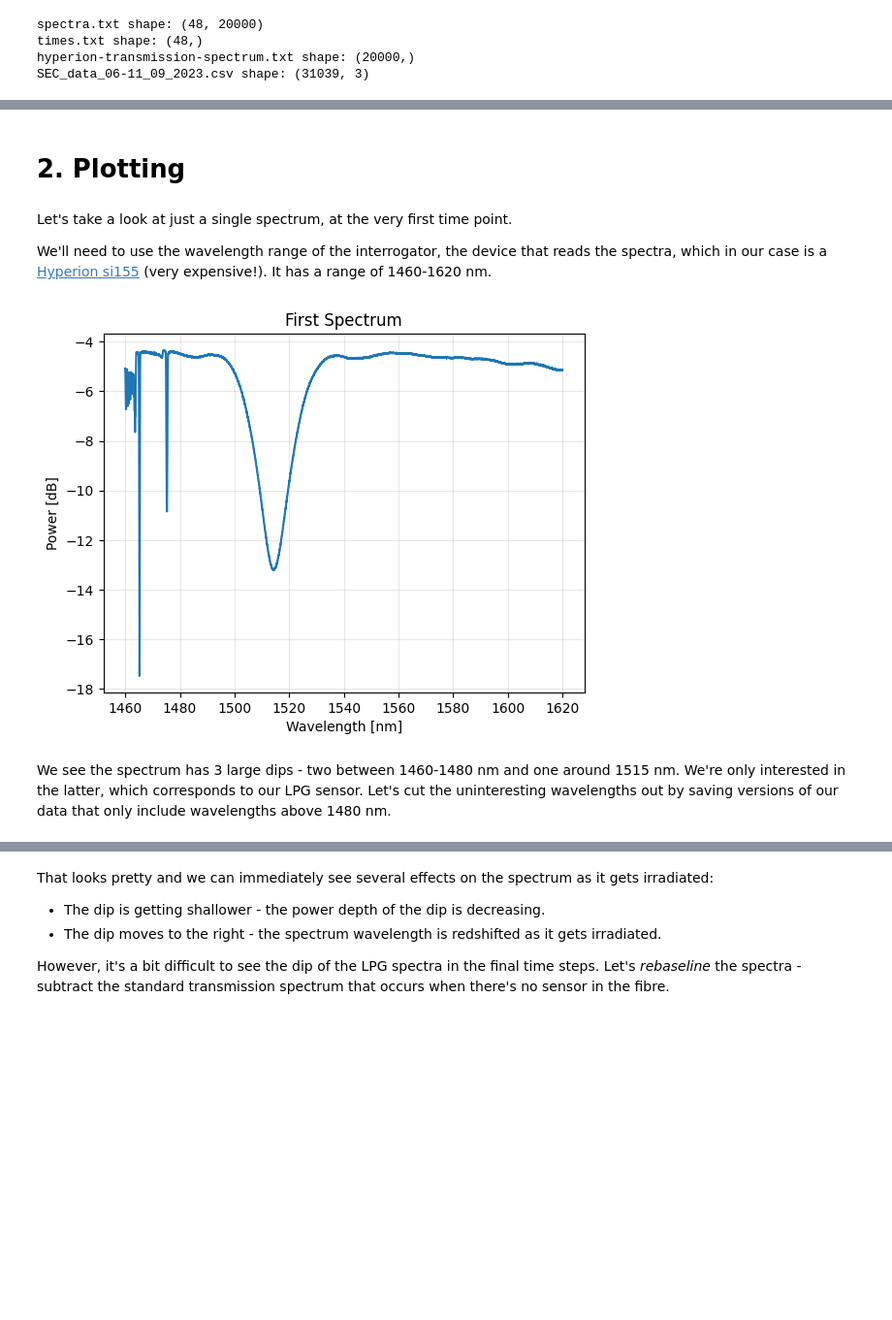
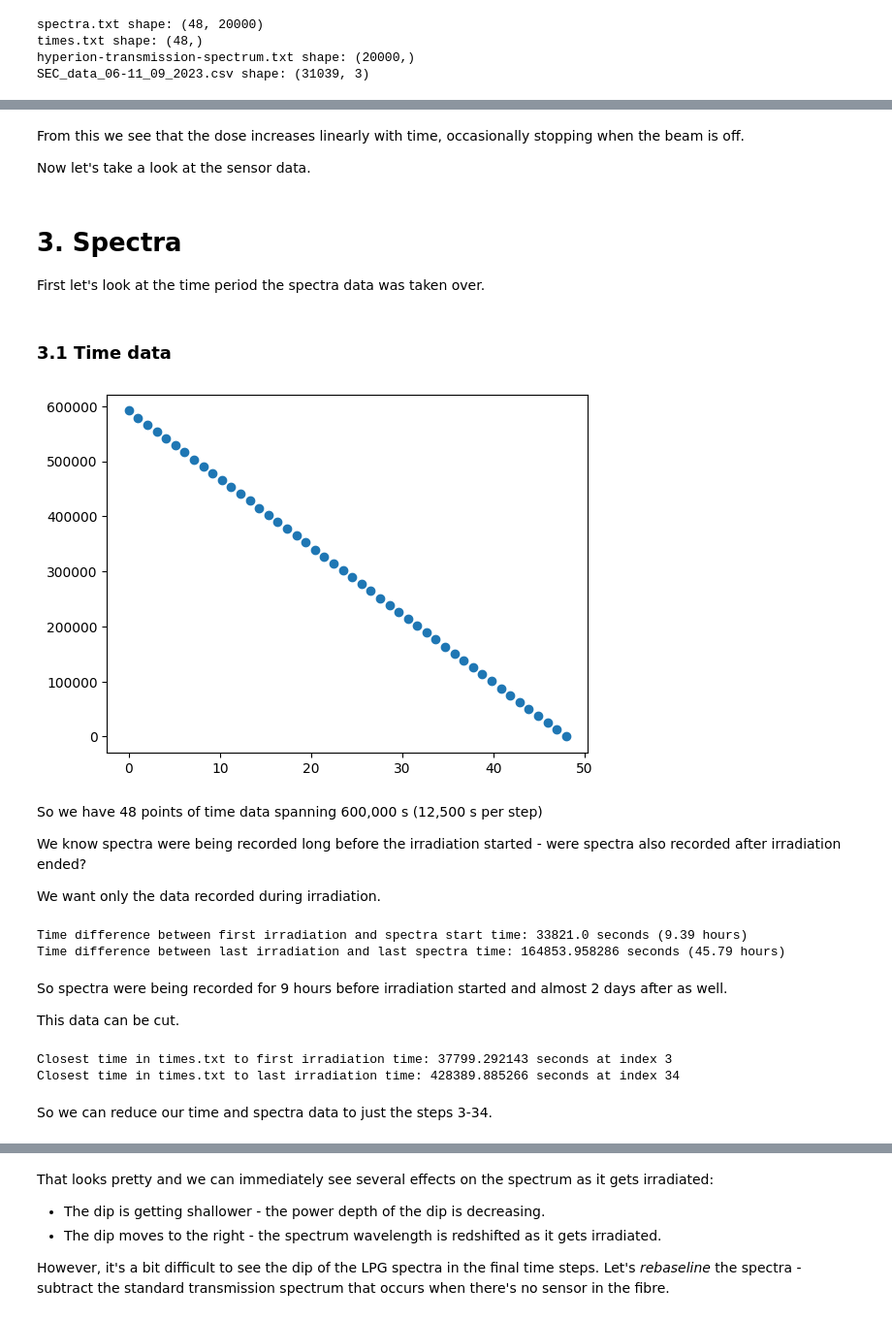
Before and after one commit to rsamconn/Fibre-optics-demo, a Jupyter notebook: fibre-demo.ipynb, the cells around one changed output, grey strips where cells are left out. Shown at 97% size. Saved outputs shown, nothing was run; the diff lists cells and outputs as text; code cells hidden in the pictures; blank space fills up the shorter version.

```diff
--- a/fibre-demo.ipynb
+++ b/fibre-demo.ipynb
@@ -51,24 +173,8 @@ So it looks like we have 48 time steps, and our irradiation data has 3 columns o
+# %% [markdown]
+From this we see that the dose increases linearly with time, occasionally stopping when the beam is off.
+
+Now let's take a look at the sensor data.
 # %% [markdown]
-# 2. Plotting
+# 3. Spectra
+
+First let's look at the time period the spectra data was taken over.
-# %% [markdown]
-Let's take a look at just a single spectrum, at the very first time point.
-
-We'll need to use the wavelength range of the interrogator, the device that reads the spectra, which in our case is a [Hyperion si155](https://lunainc.com/sites/default/files/assets/files/data-sheets/HYPERION%20si155%20Data%20Sheet.pdf) (very expensive!). It has a range of 1460-1620 nm.
-# %%
-# Create the wavelength range
-wavelengths = np.linspace(1460, 1620, spectra.shape[1])
-
-# Plot the first spectrum
-import matplotlib.pyplot as plt
-plt.plot(wavelengths, spectra[0])
-plt.xlabel('Wavelength [nm]')
-plt.ylabel('Power [dB]')
-plt.title('First Spectrum')
-plt.grid(True, alpha=0.3)
-plt.show()
-# %% [output]
-[figure, removed]
-# %% [markdown]
-We see the spectrum has 3 large dips - two between 1460-1480 nm and one around 1515 nm.
-We're only interested in the latter, which corresponds to our LPG sensor.
-Let's cut the uninteresting wavelengths out by saving versions of our data that only include wavelengths above 1480 nm.
@@ -78,0 +181,49 @@ wavelengths_LPG_only = wavelengths[2500:]
+# %% [markdown]
+### 3.1 Time data
+# %%
+plt.scatter(np.linspace(0, len(times), len(times)), np.abs(times-times[-1]))
+# plt.scatter(times, np.zeros_like(times))
+plt.show()
+# %% [output]
+[figure, added]
+# %% [markdown]
+So we have 48 points of time data spanning 600,000 s (12,500 s per step)
+
+We know spectra were being recorded long before the irradiation started - were spectra also recorded after irradiation ended?
+
+We want only the data recorded during irradiation.
+# %%
+# Convert the start time to a datetime object
+spectra_start_time = datetime.strptime('06-SEP-2023 13.10.49', '%d-%b-%Y %H.%M.%S')
+# Find the difference in seconds between spectra_start_time and the first irradiation time
+first_irradiation_time = irradiation_df_clean['datetime'].iloc[0]
+time_difference = (first_irradiation_time - spectra_start_time).total_seconds()
+print(f"Time difference between first irradiation and spectra start time: {time_difference} seconds ({time_difference / 3600:.2f} hours)")
+
+# Find the difference in seconds between the last spectra time and the last irradiation time
+last_irradiation_time = irradiation_df_clean['datetime'].iloc[-1]
+last_spectra_time = spectra_start_time + pd.to_timedelta(times[-1], unit='s')
+last_time_difference = (last_spectra_time - last_irradiation_time).total_seconds()
+print(f"Time difference between last irradiation and last spectra time: {last_time_difference} seconds ({last_time_difference / 3600:.2f} hours)")
+# %% [output]
+Time difference between first irradiation and spectra start time: 33821.0 seconds (9.39 hours)
+Time difference between last irradiation and last spectra time: 164853.958286 seconds (45.79 hours)
+# %% [markdown]
+So spectra were being recorded for 9 hours before irradiation started and almost 2 days after as well.
+
+This data can be cut.
+# %%
+# Find the times.txt point closest to the first irradiation time
+closest_time_index = np.argmin(np.abs(times - time_difference))
+closest_time = times[closest_time_index]
+print(f"Closest time in times.txt to first irradiation time: {closest_time} seconds at index {closest_time_index}")
+
+# Find the times.txt point closest to the last irradiation time
+closest_last_time_index = np.argmin(np.abs(times - times[-1] + last_time_difference))
+closest_last_time = times[closest_last_time_index]
+print(f"Closest time in times.txt to last irradiation time: {closest_last_time} seconds at index {closest_last_time_index}")
+# %% [output]
+Closest time in times.txt to first irradiation time: 37799.292143 seconds at index 3
+Closest time in times.txt to last irradiation time: 428389.885266 seconds at index 34
+# %% [markdown]
+So we can reduce our time and spectra data to just the steps 3-34.
```
Also changed, not shown: parts of 29 cells of this notebook.
